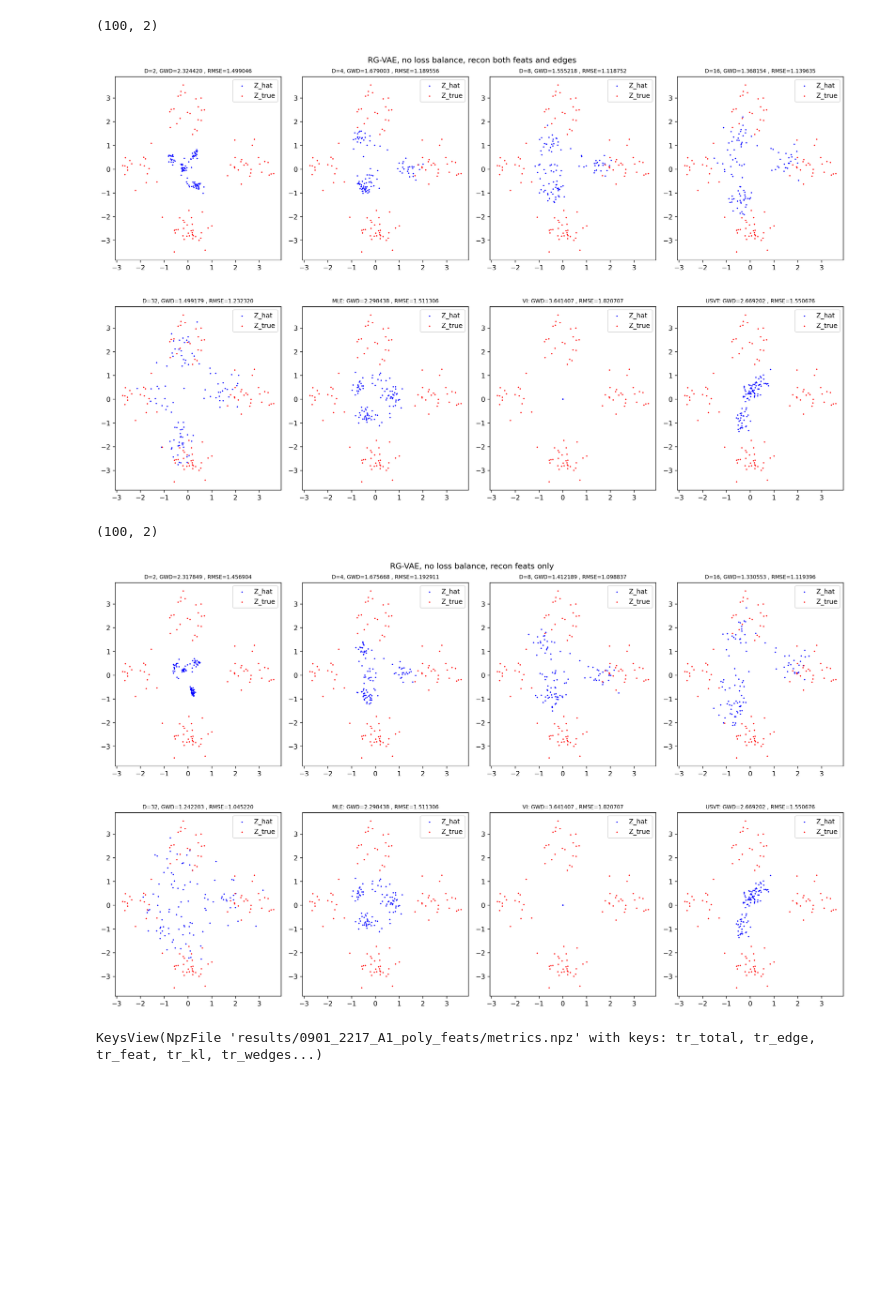
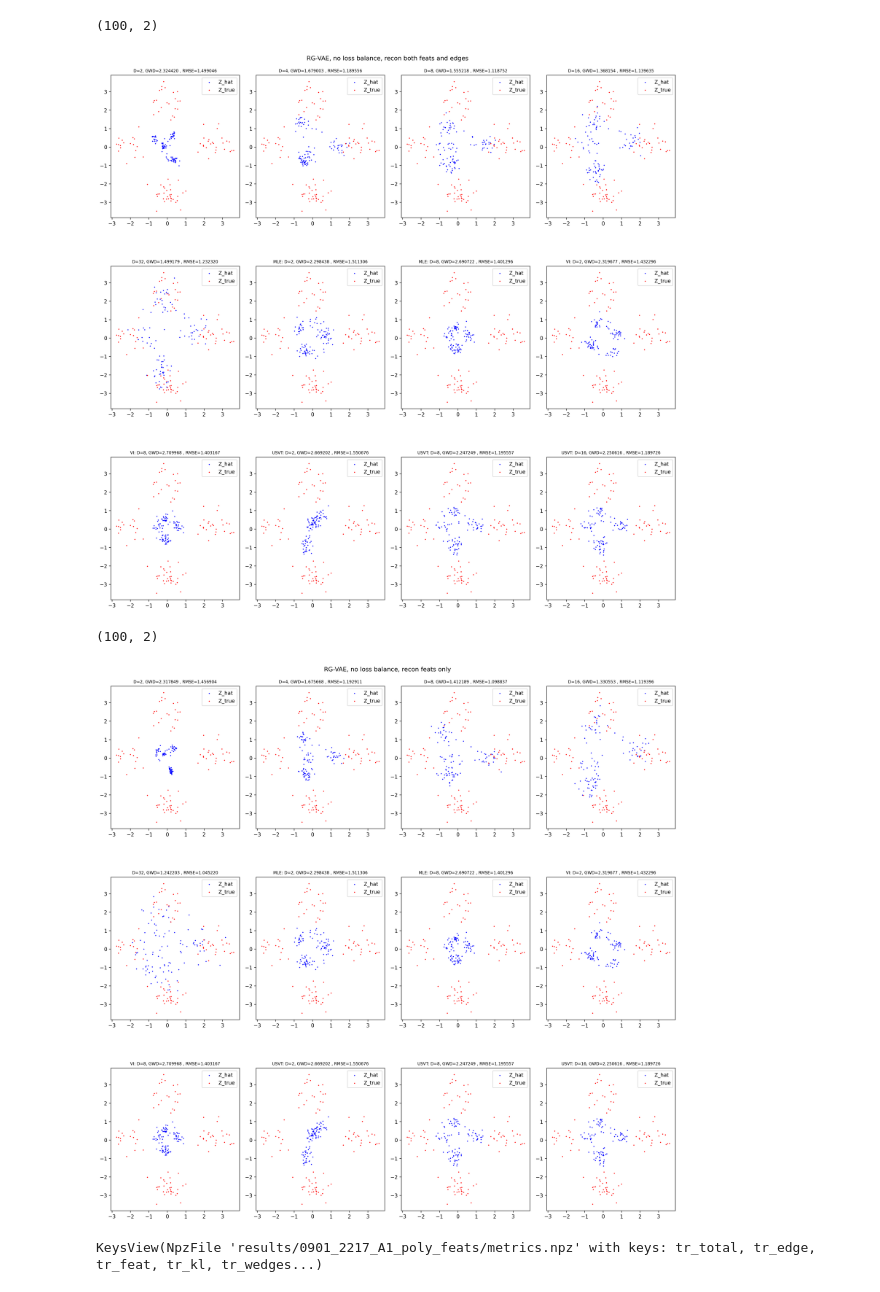
Before and after one commit to ZhangWan-byte/lpm, a Jupyter notebook: exp1_demo.ipynb, the cells around one changed output. Drawn from its saved outputs; the diff is of its cells as text; code cells hidden in the pictures; blank space fills up the shorter version.

```diff
--- a/exp1_demo.ipynb
+++ b/exp1_demo.ipynb
@@ -17,7 +17,7 @@ def dim_reduce(X, Y, center=True, scale=False):
     return aligned
 # %%
 LP_root = "./sim_data_batch/A1_poly_feats/"
-LP_dirs = [os.path.join(LP_root, d) for d in os.listdir(LP_root)]
+LP_dirs = [os.path.join(LP_root, d) for d in os.listdir(LP_root)] # type: ignore
 
 Z_trues = []
 for d in LP_dirs:
@@ -28,7 +28,7 @@ Z_trues = np.vstack(Z_trues)
 print(Z_trues.shape)
 
 i=0
-fig, axes = plt.subplots(2, 4, figsize=(16, 10), dpi=300)
+fig, axes = plt.subplots(3, 4, figsize=(16, 16), dpi=300)
 axes = axes.flatten()
 for test_root in [
         (2, "./results/0905_1558_A1_poly_feats/Zhat", "mean GWD=2.324420 | mean LP-RMSE=1.499046"),
@@ -36,9 +36,13 @@ for test_root in [
         (8, "./results/0903_2226_A1_poly_feats/Zhat", "mean GWD=1.555218 | mean LP-RMSE=1.118752"),
         (16, "./results/0905_0035_A1_poly_feats/Zhat", "mean GWD=1.368154 | mean LP-RMSE=1.139635"),
         (32, "./results/0903_2227_A1_poly_feats/Zhat", "mean GWD=1.499179 | mean LP-RMSE=1.232320"),
-        (2, "./results_mle/A1_poly_feats/Zhat_mle_full", "mean GWD=2.298438 | mean LP-RMSE=1.511306"),
-        (2, "./results_vi/A1_poly_feats/Zhat_vi", "mean GWD=3.641407 | mean LP-RMSE=1.820707"),
-        (2, "./results_usvt/A1_poly_feats/Zhat_usvt_test", "mean GWD=2.669202 | mean LP-RMSE=1.550676")
+        (2, "./results_mle/A1_poly_feats_D2/Zhat_mle_full", "mean GWD=2.298438 | mean LP-RMSE=1.511306"),
+        (8, "./results_mle/A1_poly_feats_D8/Zhat_mle_full", "mean GWD=2.690722 | mean LP-RMSE=1.401296"),
+        (2, "./results_vi/A1_poly_feats_D2/Zhat_vi_full", "mean GWD=2.319677 | mean LP-RMSE=1.432296"),
+        (8, "./results_vi/A1_poly_feats_D8/Zhat_vi_full", "mean GWD=2.709968 | mean LP-RMSE=1.403167"),
+        (2, "./results_usvt/A1_poly_feats_D2/Zhat_usvt_test", "mean GWD=2.669202 | mean LP-RMSE=1.550676"),
+        (8, "./results_usvt/A1_poly_feats_D8/Zhat_usvt_test", "mean GWD=2.247249 | mean LP-RMSE=1.195557"),
+        (16, "./results_usvt/A1_poly_feats_D16/Zhat_usvt_test", "mean GWD=2.250616 | mean LP-RMSE=1.189726"),
     ]:
     test_graph_dirs = [os.path.join(test_root[1], d) for d in os.listdir(test_root[1])]
 
@@ -47,37 +51,37 @@ for test_root in [
         Z_hat = np.load(d)
         Z_hats.append(Z_hat)
         break
     Z_hats = np.vstack(Z_hats)
     # print(Z_hats.shape)
 
     Z_hat_dr = dim_reduce(X=Z_true, Y=Z_hat)
     assert Z_hat_dr.shape == Z_trues.shape
     # print(Z_hat_dr.shape)
 
     gwd = test_root[2].split("|")[0].split("=")[1]
     rmse = test_root[2].split("|")[1].split("=")[1]
 
     ax = axes[i]
     ax.scatter(Z_hat_dr[:, 0], Z_hat_dr[:, 1], s=1, c='b')
     ax.scatter(Z_true[:, 0], Z_true[:, 1], s=1, c='r')
     ax.legend(['Z_hat', 'Z_true'])
     ax.set_aspect('equal')
     if "mle" in test_root[1]:
-        ax.set_title(f'MLE: GWD={gwd}, RMSE={rmse}', fontsize=8)
+        ax.set_title(f'MLE: D={test_root[0]}, GWD={gwd}, RMSE={rmse}', fontsize=8)
     elif "vi" in test_root[1]:
-        ax.set_title(f'VI: GWD={gwd}, RMSE={rmse}', fontsize=8)
+        ax.set_title(f'VI: D={test_root[0]}, GWD={gwd}, RMSE={rmse}', fontsize=8)
     elif "usvt" in test_root[1]:
-        ax.set_title(f'USVT: GWD={gwd}, RMSE={rmse}', fontsize=8)
+        ax.set_title(f'USVT: D={test_root[0]}, GWD={gwd}, RMSE={rmse}', fontsize=8)
     else:
         ax.set_title(f'D={test_root[0]}, GWD={gwd}, RMSE={rmse}', fontsize=8)
 
     i += 1
 plt.tight_layout()
 plt.suptitle("RG-VAE, no loss balance, recon both feats and edges")
 plt.show()
 # %% [output]
 (100, 2)
-[figure, old version]
+[figure, new version]
 # %%
 LP_root = "./sim_data_batch/A1_poly_feats/"
 LP_dirs = [os.path.join(LP_root, d) for d in os.listdir(LP_root)]
@@ -91,7 +95,7 @@ Z_trues = np.vstack(Z_trues)
 print(Z_trues.shape)
 
 i=0
-fig, axes = plt.subplots(2, 4, figsize=(16, 10), dpi=300)
+fig, axes = plt.subplots(3, 4, figsize=(16, 16), dpi=300)
 axes = axes.flatten()
 for test_root in [
         (2, "./results/0905_2003_A1_poly_feats/Zhat", "mean GWD=2.317849 | mean LP-RMSE=1.456904"),
@@ -99,9 +103,13 @@ for test_root in [
         (8, "./results/0906_0417_A1_poly_feats/Zhat", "mean GWD=1.412189 | mean LP-RMSE=1.098837"),
         (16, "./results/0906_0820_A1_poly_feats/Zhat", "mean GWD=1.330553 | mean LP-RMSE=1.119396"),
         (32, "./results/0906_1219_A1_poly_feats/Zhat", "mean GWD=1.242203 | mean LP-RMSE=1.045220"),
-        (2, "./results_mle/A1_poly_feats/Zhat_mle_full", "mean GWD=2.298438 | mean LP-RMSE=1.511306"),
-        (2, "./results_vi/A1_poly_feats/Zhat_vi", "mean GWD=3.641407 | mean LP-RMSE=1.820707"),
-        (2, "./results_usvt/A1_poly_feats/Zhat_usvt_test", "mean GWD=2.669202 | mean LP-RMSE=1.550676")
+        (2, "./results_mle/A1_poly_feats_D2/Zhat_mle_full", "mean GWD=2.298438 | mean LP-RMSE=1.511306"),
+        (8, "./results_mle/A1_poly_feats_D8/Zhat_mle_full", "mean GWD=2.690722 | mean LP-RMSE=1.401296"),
+        (2, "./results_vi/A1_poly_feats_D2/Zhat_vi_full", "mean GWD=2.319677 | mean LP-RMSE=1.432296"),
+        (8, "./results_vi/A1_poly_feats_D8/Zhat_vi_full", "mean GWD=2.709968 | mean LP-RMSE=1.403167"),
+        (2, "./results_usvt/A1_poly_feats_D2/Zhat_usvt_test", "mean GWD=2.669202 | mean LP-RMSE=1.550676"),
+        (8, "./results_usvt/A1_poly_feats_D8/Zhat_usvt_test", "mean GWD=2.247249 | mean LP-RMSE=1.195557"),
+        (16, "./results_usvt/A1_poly_feats_D16/Zhat_usvt_test", "mean GWD=2.250616 | mean LP-RMSE=1.189726"),
     ]:
     test_graph_dirs = [os.path.join(test_root[1], d) for d in os.listdir(test_root[1])]
 
@@ -126,11 +134,11 @@ for test_root in [
     ax.legend(['Z_hat', 'Z_true'])
     ax.set_aspect('equal')
     if "mle" in test_root[1]:
-        ax.set_title(f'MLE: GWD={gwd}, RMSE={rmse}', fontsize=8)
+        ax.set_title(f'MLE: D={test_root[0]}, GWD={gwd}, RMSE={rmse}', fontsize=8)
     elif "vi" in test_root[1]:
-        ax.set_title(f'VI: GWD={gwd}, RMSE={rmse}', fontsize=8)
+        ax.set_title(f'VI: D={test_root[0]}, GWD={gwd}, RMSE={rmse}', fontsize=8)
     elif "usvt" in test_root[1]:
-        ax.set_title(f'USVT: GWD={gwd}, RMSE={rmse}', fontsize=8)
+        ax.set_title(f'USVT: D={test_root[0]}, GWD={gwd}, RMSE={rmse}', fontsize=8)
     else:
         ax.set_title(f'D={test_root[0]}, GWD={gwd}, RMSE={rmse}', fontsize=8)
 
@@ -140,7 +148,7 @@ plt.suptitle("RG-VAE, no loss balance, recon feats only")
 plt.show()
 # %% [output]
 (100, 2)
-[figure, old version]
+[figure, new version]
 # %%
 metrics = np.load('results/0901_2217_A1_poly_feats/metrics.npz')
 metrics.keys()
```
Also changed, not shown: 3 other files.
